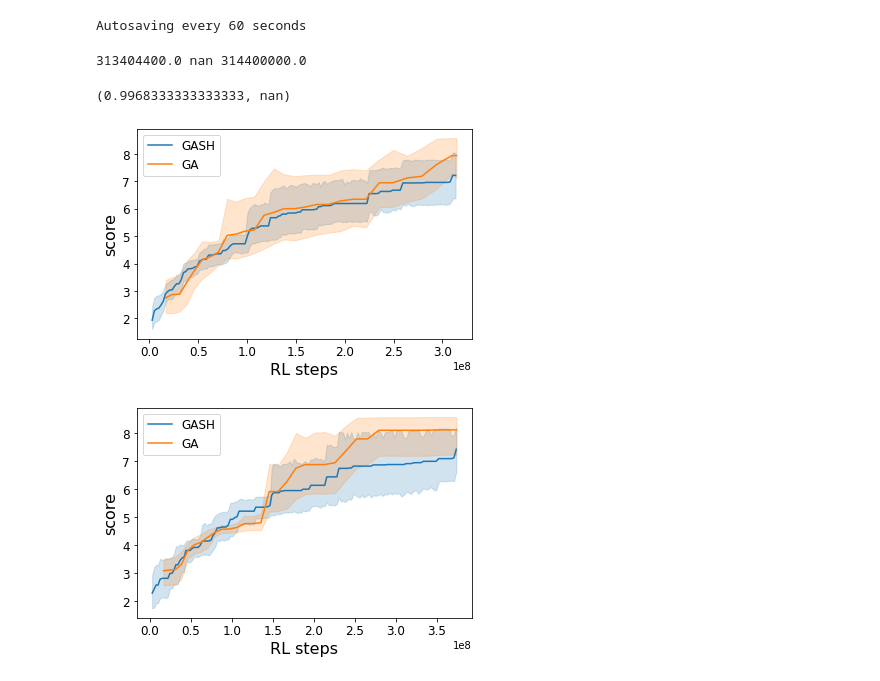
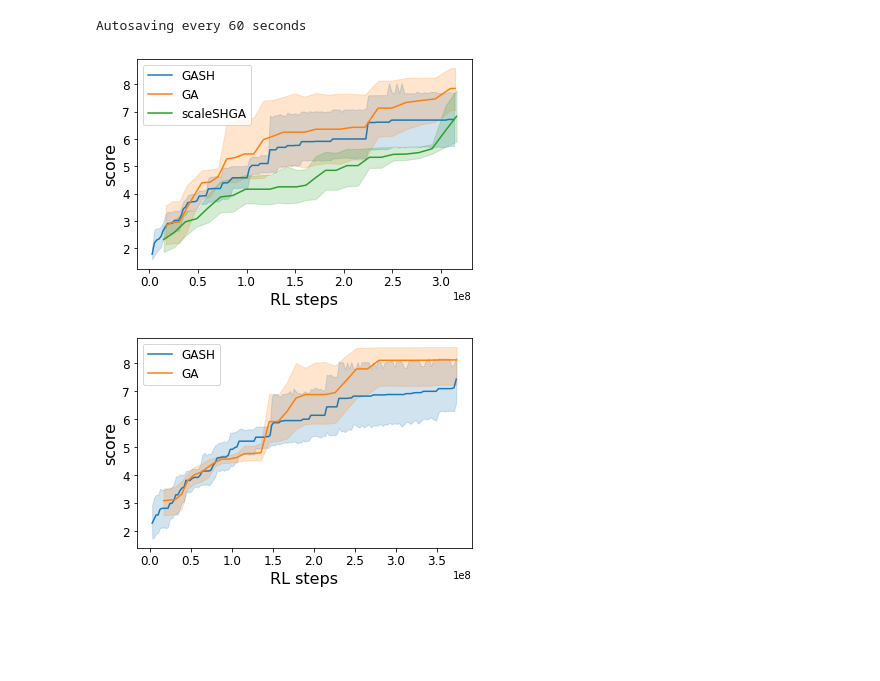
Before and after one commit to sk161717/Evogym-GASH, a Jupyter notebook: examples/output_graph.ipynb, the cells around one changed output. Drawn from its saved outputs; the diff is of its cells as text; code cells hidden in the pictures; blank space fills up the shorter version.

```diff
--- a/examples/output_graph.ipynb
+++ b/examples/output_graph.ipynb
@@ -162,41 +162,37 @@ def plot_graph(data,eval_list,label,is_eval_base=True):
 
     # 凡例の表示
     plt.legend()
 
     # プロット表示(設定の反映)
     plt.show()
 
 
 
 
 
 expr_name_normal='UpStepper-v0_TournamentGA'
 expr_name_fast='UpStepper-v0_TournamentFastGA'
 expr_name_suha='UpStepper-v0_TournamentSuHaGA'
 expr_name_gash='UpStepper-v0_SuHaGA'
 expr_name_ga='UpStepper-v0_GA'
 expr_name_scaleSuHA='UpStepper-v0_scaleSuHaGA'
 is_step_based=True
 
 #data_normal,eval_list_normal=average_graph(expr_name_normal,[0,100,6,9],31,False)
 #data_fast,eval_list_fast=average_graph(expr_name_fast,[6,7,8,9,10,11,12,13,14,15],31,False)
 #df_normal=data_for_confidence(expr_name_normal,[0,1,2,3,4,5,6,7,8,9,10,11,12,13,14,15],31,False,'normal',normal_steps)
 #df_fast=data_for_confidence(expr_name_fast,[0,1,2,3,4,5,6,7,8,9,10,11,12,13,14,15],31,False,'fast',SH_steps,is_step_based)
 #df_suha=data_for_confidence(expr_name_suha,range(15),187,False,'SH',SH_steps)
-df_gash=data_for_confidence(expr_name_gash,[2,3,5,6,7,8,10,11,12,13],133,False,'GASH',load_steps,is_step_based)
-df_ga=data_for_confidence(expr_name_ga,[0,1,2,3,4,6,7],28,False,"GA",load_steps,is_step_based)
+df_gash=data_for_confidence(expr_name_gash,[2,3,5,6,7,8],133,False,'GASH',load_steps,is_step_based)
+df_ga=data_for_confidence(expr_name_ga,[0,1,2,3,4,6],28,False,"GA",load_steps,is_step_based)
 df_scaleSH=data_for_confidence(expr_name_scaleSuHA,[3,4,5,6,7,8],27,False,"scaleSHGA",load_steps,is_step_based)
 
 #df_ga=data_for_confidence()
 #df_normal.head(5)
-plot_confidence(pd.concat([df_gash,df_ga]),is_step_based,'UpStepper-v0')
+plot_confidence(pd.concat([df_gash,df_ga,df_scaleSH]),is_step_based,'UpStepper-v0_include_scale')
 #calc_speedup(pd.concat([df_gash,df_ga]),last_gen=28,last_gen_sh=133)
-
-#plot_graph([data_single,data_multi],[eval_list_single,eval_list_multi],['GA:4 seed average','multi:5 seed average'])
 # %% [output]
-313404400.0 nan 314400000.0
-(0.9968333333333333, nan)
-[figure, old version]
+[figure, new version]
 # %%
 is_step_based=True
 df_gash=data_for_confidence('UpStepper-v0_SuHaGA',[101,102,103,104,105,106,107],145,False,'GASH',load_steps,is_step_based)
```
Also changed, not shown: parts of 19 cells of this notebook, 16 other files.
